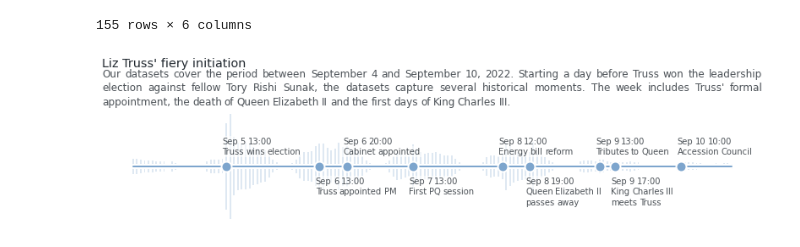
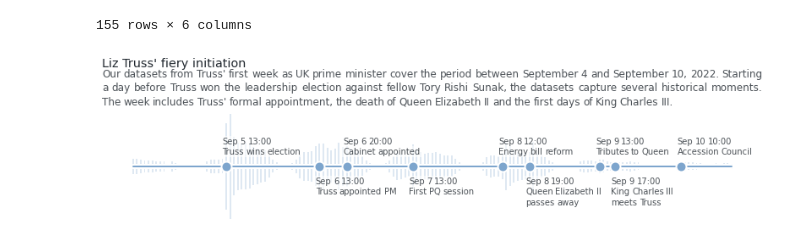
Before and after one commit to NicholasMamo/phd-data, a Jupyter notebook: chapter-7/section-7.3/notebooks/timeline.ipynb, the cells around one changed output. Drawn from its saved outputs; the diff is of its cells as text; code cells hidden in the pictures.

Commit message:
Update the figures

```diff
--- a/chapter-7/section-7.3/notebooks/timeline.ipynb
+++ b/chapter-7/section-7.3/notebooks/timeline.ipynb
@@ -75,32 +75,32 @@ _y = spline(_x)
 viz.bar(x, y, color='C1', alpha=0.25, align='center', width=0.4)
 viz.bar(x, -y, color='C1', alpha=0.25, align='center', width=0.4)
 
 # draw the foreground
 viz.draw_time_series(df.index, [ 0 ] * len(df), color='C1', **style)
 
 # draw the annotations
 annotation_style['va'] = 'top'
 for i, row in df[~df.Notes.isna()].iterrows():
     viz.plot(i, 0, color='C1', **marker_style)
     annotation_style['va'] = 'top' if annotation_style['va'] == 'bottom' else 'bottom'
     pos_x = (i - 1, i + 20)
     if annotation_style['va'] == 'top':
         offset_y = -0.2
         viz.annotate(f"{ row.Date.strftime('%b %-d') } { row.Time }:00", pos_x, 0 + offset_y, **annotation_style)
         viz.annotate(row.Notes, pos_x, 0 + offset_y * 2, **annotation_style)
     else:
         offset_y = 0.2
         viz.annotate(f"{ row.Date.strftime('%b %-d') } { row.Time }:00", pos_x, 0 + offset_y * 2, **annotation_style)
         viz.annotate(row.Notes, pos_x, 0 + offset_y, **annotation_style)
 
 viz.axis(False)
 xlim = viz.get_xlim()
 viz.set_xlim(xlim[0], max(xlim[1], df[~df.Notes.isna()].index.max() + 20))
 viz.set_title("Liz Truss' fiery initiation", loc='left')
-viz.set_caption(f"""Our datasets cover the period between { df.iloc[0].Date.strftime("%B %-d") } and { df.iloc[-1].Date.strftime("%B %-d, %Y") }.
+viz.set_caption(f"""Our datasets from Truss' first week as UK prime minister cover the period between { df.iloc[0].Date.strftime("%B %-d") } and { df.iloc[-1].Date.strftime("%B %-d, %Y") }.
                     Starting a day before Truss won the leadership election against fellow Tory Rishi Sunak, the datasets capture several historical moments.
                     The week includes Truss' formal appointment, the death of Queen Elizabeth II and the first days of King Charles III.""",
                 align='justify')
 viz.savefig('../exports/7.3-timeline.png', dpi=300, bbox_inches='tight')
 # %% [output]
-[figure, old version]
+[figure, new version]
```
Also changed, not shown: 12 other files.
